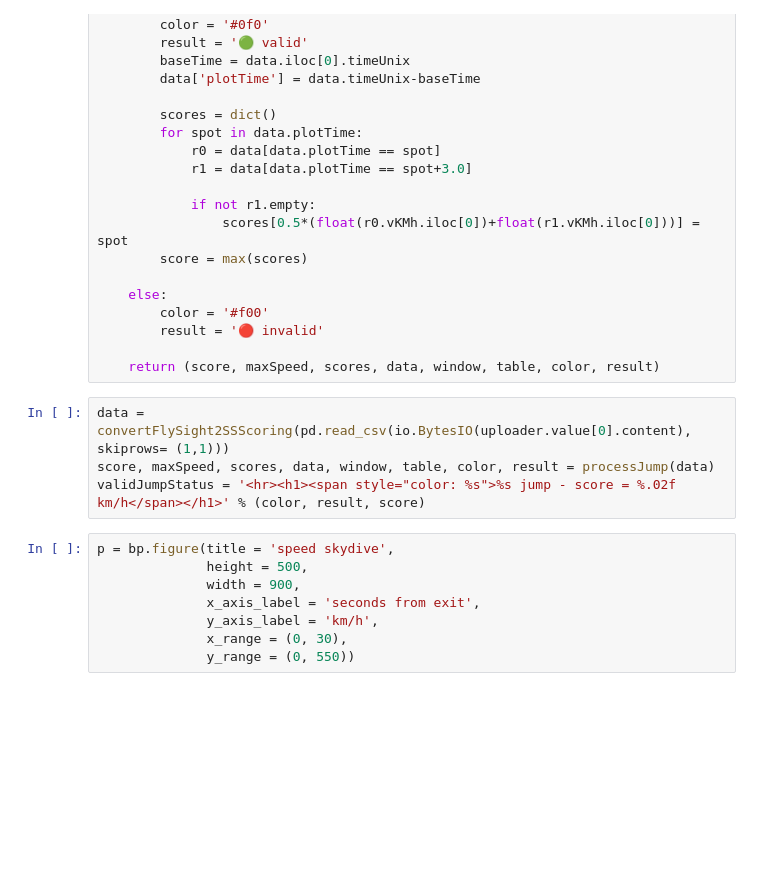
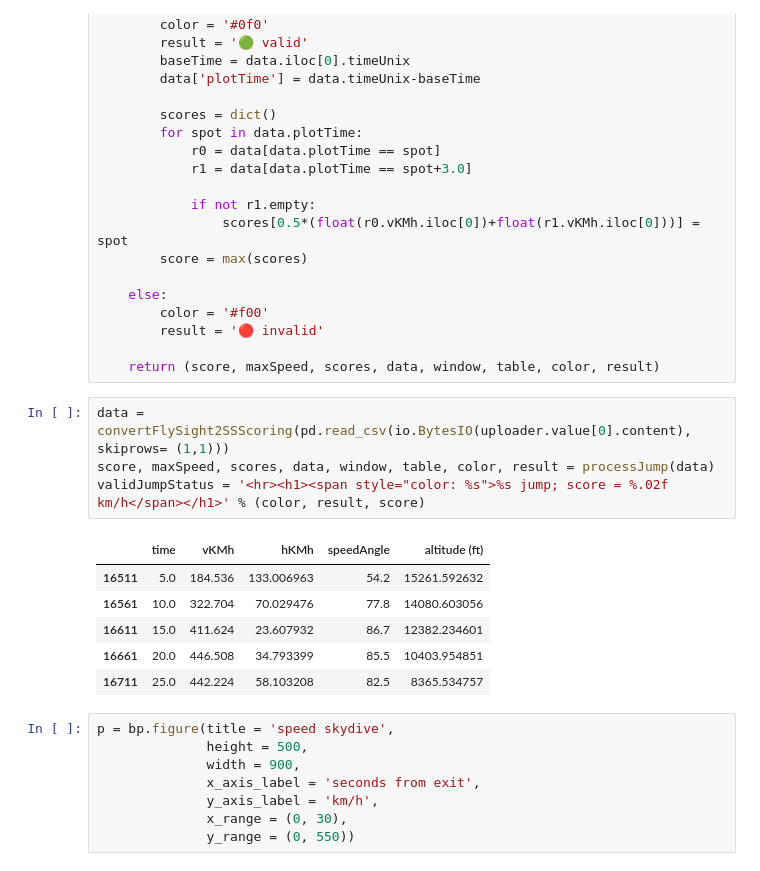
Before and after one commit to pr3d4t0r/SSScoring, a Jupyter notebook: proto-app-00-single-jump.ipynb, the cells around one changed output. Drawn from its saved outputs; the diff is of its cells as text; blank space fills up the shorter version.

Commit message:
hVel, flight angle implemented in library, need to fix the outputs table.

```diff
--- a/proto-app-00-single-jump.ipynb
+++ b/proto-app-00-single-jump.ipynb
@@ -58,7 +62,14 @@ def processJump(data):
 # %%
 data = convertFlySight2SSScoring(pd.read_csv(io.BytesIO(uploader.value[0].content), skiprows= (1,1)))
 score, maxSpeed, scores, data, window, table, color, result = processJump(data)
-validJumpStatus = '<hr><h1><span style="color: %s">%s jump - score = %.02f km/h</span></h1>' % (color, result, score)
+validJumpStatus = '<hr><h1><span style="color: %s">%s jump; score = %.02f km/h</span></h1>' % (color, result, score)
+# %% [output]
+|  | time | vKMh | hKMh | speedAngle | altitude (ft) |
+| 16511 | 5.0 | 184.536 | 133.006963 | 54.2 | 15261.592632 |
+| 16561 | 10.0 | 322.704 | 70.029476 | 77.8 | 14080.603056 |
+| 16611 | 15.0 | 411.624 | 23.607932 | 86.7 | 12382.234601 |
+| 16661 | 20.0 | 446.508 | 34.793399 | 85.5 | 10403.954851 |
+| 16711 | 25.0 | 442.224 | 58.103208 | 82.5 | 8365.534757 |
 # %%
 p = bp.figure(title = 'speed skydive',
               height = 500,
```
Also changed, not shown: parts of 3 cells of this notebook, 4 other files.
